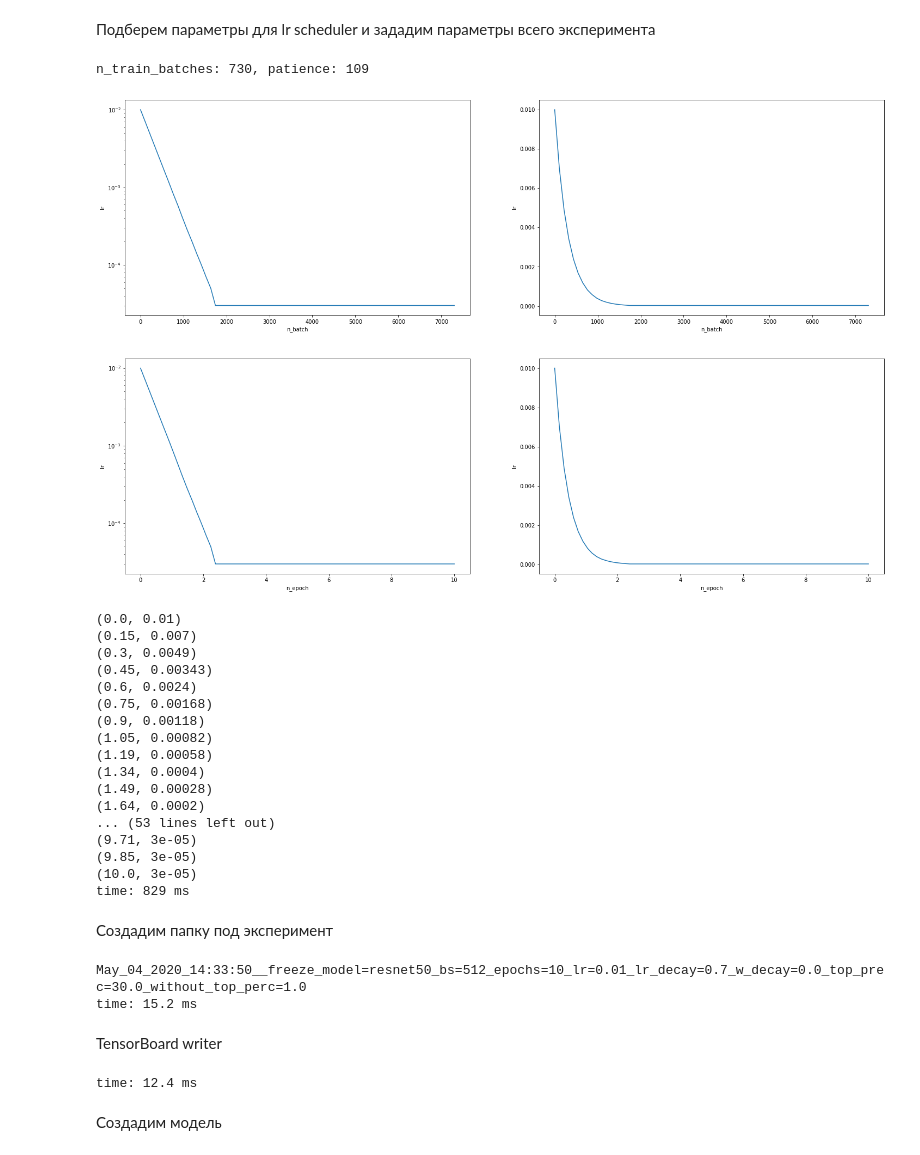
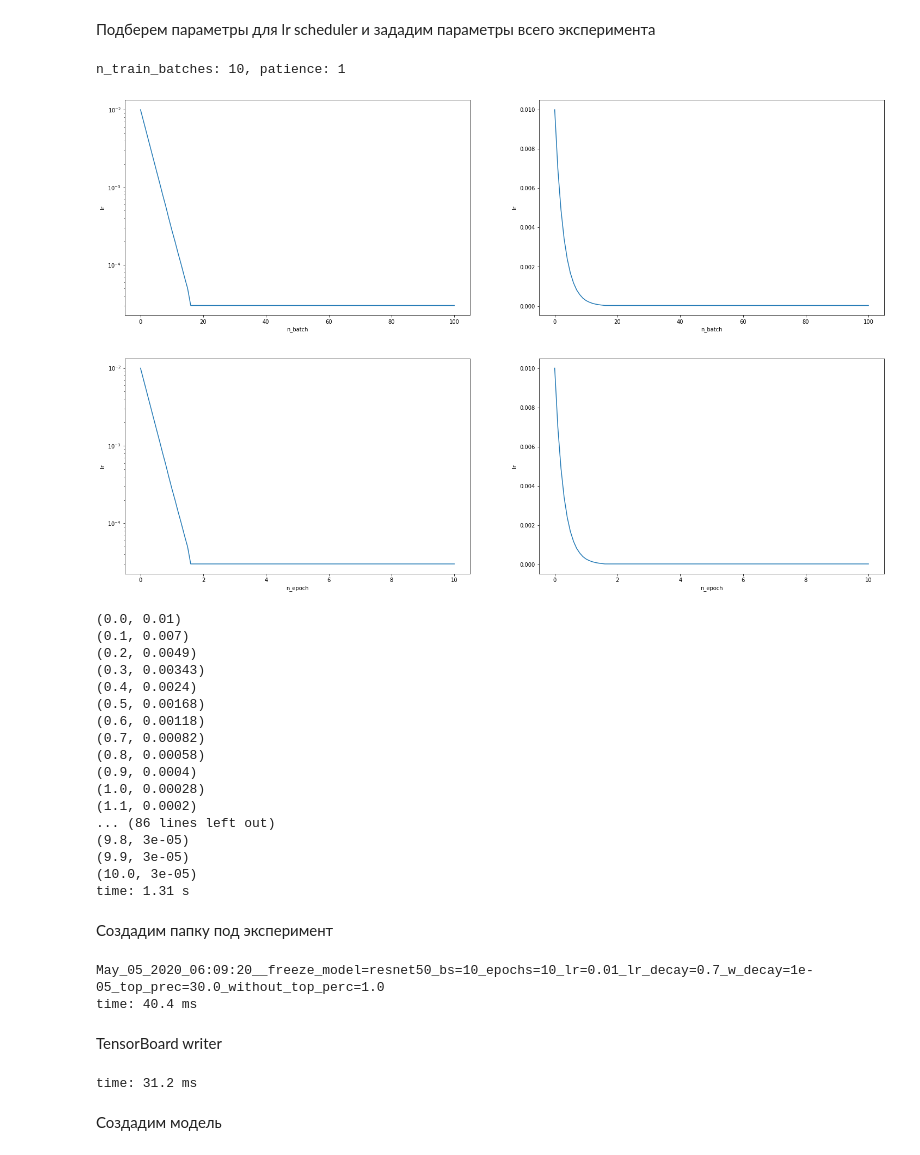
Before and after one commit to makci97/MADE, a Jupyter notebook: contest1/unsupervised-landmarks-thousand-landmarks-contest/train_model.ipynb, the cells around one changed output. Saved outputs shown, nothing was run; the diff lists cells and outputs as text; code cells hidden in the pictures.

```diff
--- a/contest1/unsupervised-landmarks-thousand-landmarks-contest/train_model.ipynb
+++ b/contest1/unsupervised-landmarks-thousand-landmarks-contest/train_model.ipynb
@@ -264,5 +272,5 @@ time: 10.2 ms
 # %%
 data_dir = os.path.join(root_path, 'data')
 CROP_SIZE = 224  # размер изображений во время обучения сети - feature extractor'а на ImageNet
-train_params = {'batch_size': 512}
+train_params = {'batch_size': 10}
 # %% [output]
@@ -426,25 +423,25 @@ time: 14 ms
 # %% [output]
 time: 9.79 ms
 # %%
-train_dataset = ThousandLandmarksDataset(os.path.join(data_dir, 'train'), train_transforms, split="train")
+# train_dataset = ThousandLandmarksDataset(os.path.join(data_dir, 'train'), train_transforms, split="train")
+# train_dataloader = data.DataLoader(
+#     train_dataset, batch_size=train_params['batch_size'], num_workers=4,
+#     pin_memory=True, shuffle=True, drop_last=True,
+# )
+# val_dataset = ThousandLandmarksDataset(os.path.join(data_dir, 'train'), val_transforms, split="val")
+# val_dataloader = data.DataLoader(
+#     val_dataset, batch_size=train_params['batch_size'], num_workers=4,
+#     pin_memory=True, shuffle=False, drop_last=False,
+# )
+
+train_dataset = DebugThousandLandmarksDataset(os.path.join(data_dir, 'train'), train_transforms)
 train_dataloader = data.DataLoader(
-    train_dataset, batch_size=train_params['batch_size'], num_workers=4,
+    train_dataset, batch_size=10, num_workers=0, #num_workers=4,
     pin_memory=True, shuffle=True, drop_last=True,
 )
-val_dataset = ThousandLandmarksDataset(os.path.join(data_dir, 'train'), val_transforms, split="val")
+val_dataset = DebugThousandLandmarksDataset(os.path.join(data_dir, 'train'), val_transforms)
 val_dataloader = data.DataLoader(
-    val_dataset, batch_size=train_params['batch_size'], num_workers=4,
+    val_dataset, batch_size=10, num_workers=0, #num_workers=4,
     pin_memory=True, shuffle=False, drop_last=False,
 )
-
-# train_dataset = DebugThousandLandmarksDataset(os.path.join(data_dir, 'train'), train_transforms)
-# train_dataloader = data.DataLoader(
-#     train_dataset, batch_size=10, num_workers=0, #num_workers=4,
-#     pin_memory=True, shuffle=True, drop_last=True,
-# )
-# val_dataset = DebugThousandLandmarksDataset(os.path.join(data_dir, 'train'), val_transforms)
-# val_dataloader = data.DataLoader(
-#     val_dataset, batch_size=10, num_workers=0, #num_workers=4,
-#     pin_memory=True, shuffle=False, drop_last=False,
-# )
 # %% [output]
@@ -476,8 +473,8 @@ train_params.update({
     'lr': 1e-2,
     'lr_decay': 0.7,
 #     'weight_decay': 0.01,
-    'weight_decay': 0.0,
-    'gpu': True,
+    'weight_decay': 1e-5,
+    'gpu': False,#True,
     'top_perc_train': 30.,
     'without_top_perc_train': 1.,
 })
@@ -501,52 +498,52 @@ while n_batch < n_train_batches * train_params['epochs']:
 
 fig = plt.figure(figsize=(25, 2 * 8))
 
 ax = fig.add_subplot(2, 2, 1)
 ax.plot(*zip(*n_batch_lr_pairs))
 ax.set_xlabel('n_batch')
 ax.set_ylabel('lr')
 ax.set_yscale("log")
 
 ax = fig.add_subplot(2, 2, 2)
 ax.plot(*zip(*n_batch_lr_pairs))
 ax.set_xlabel('n_batch')
 ax.set_ylabel('lr')
 
 ax = fig.add_subplot(2, 2, 3)
 ax.plot(*zip(*n_epoch_lr_pairs))
 ax.set_xlabel('n_epoch')
 ax.set_ylabel('lr')
 ax.set_yscale("log")
 
 ax = fig.add_subplot(2, 2, 4)
 ax.plot(*zip(*n_epoch_lr_pairs))
 ax.set_xlabel('n_epoch')
 ax.set_ylabel('lr')
 
 plt.show()
 # fig.show()
 
 print(*n_epoch_lr_pairs, sep='\n')
 # %% [output]
-n_train_batches: 730, patience: 109
+n_train_batches: 10, patience: 1
-[figure, old version]
+[figure, new version]
 (0.0, 0.01)
-(0.15, 0.007)
-(0.3, 0.0049)
-(0.45, 0.00343)
-(0.6, 0.0024)
-(0.75, 0.00168)
-(0.9, 0.00118)
-(1.05, 0.00082)
-(1.19, 0.00058)
-(1.34, 0.0004)
-(1.49, 0.00028)
-(1.64, 0.0002)
-... (53 lines left out)
-(9.71, 3e-05)
-(9.85, 3e-05)
+(0.1, 0.007)
+(0.2, 0.0049)
+(0.3, 0.00343)
+(0.4, 0.0024)
+(0.5, 0.00168)
+(0.6, 0.00118)
+(0.7, 0.00082)
+(0.8, 0.00058)
+(0.9, 0.0004)
+(1.0, 0.00028)
+(1.1, 0.0002)
+... (86 lines left out)
+(9.8, 3e-05)
+(9.9, 3e-05)
 (10.0, 3e-05)
-time: 829 ms
+time: 1.31 s
 # %% [markdown]
 Создадим папку под эксперимент
 # %%
@@ -555,14 +552,14 @@ print(exp_name)
 exp_dir = os.path.join(root_path, 'exp_dirs', exp_name)
 os.makedirs(exp_dir)
 # %% [output]
-May_04_2020_14:33:50__freeze_model=resnet50_bs=512_epochs=10_lr=0.01_lr_decay=0.7_w_decay=0.0_top_prec=30.0_without_top_perc=1.0
-time: 15.2 ms
+May_05_2020_06:09:20__freeze_model=resnet50_bs=10_epochs=10_lr=0.01_lr_decay=0.7_w_decay=1e-05_top_prec=30.0_without_top_perc=1.0
+time: 40.4 ms
 # %% [markdown]
 TensorBoard writer
 # %%
 writer = SummaryWriter(os.path.join(root_path, 'log_dir', exp_name))
 # %% [output]
-time: 12.4 ms
+time: 31.2 ms
 # %% [markdown]
 Создадим модель
 # %%
```
Also changed, not shown: parts of 20 cells of this notebook.
